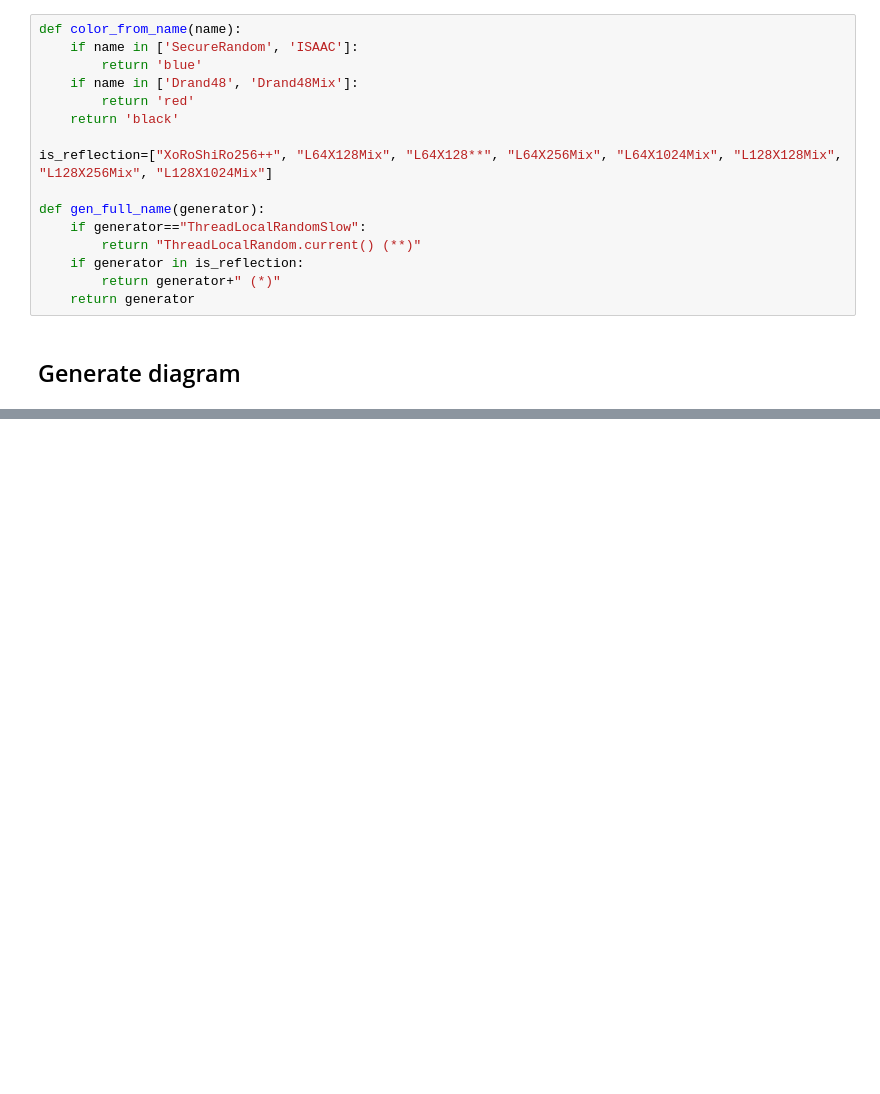
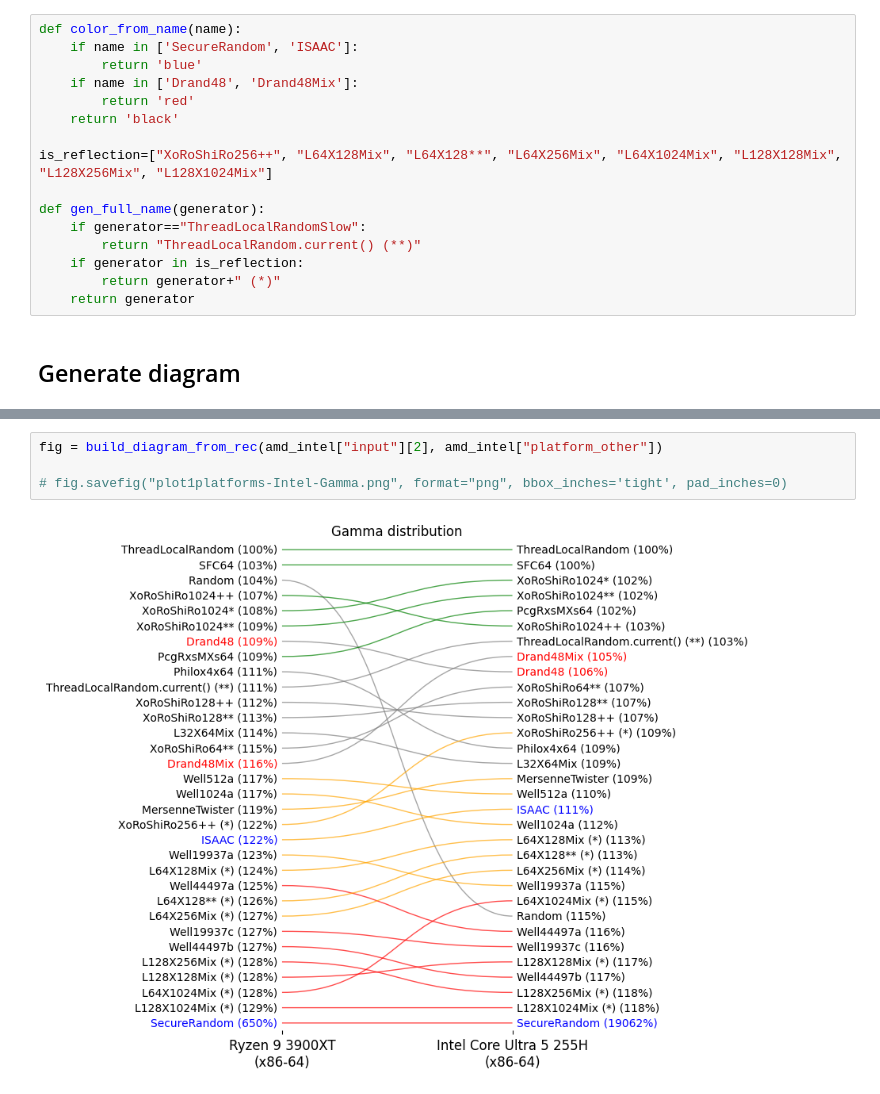
Before and after one commit to A-Herzog/PRNG-DES-Benchmarks, a Jupyter notebook: Results1Platforms.ipynb, the cells around one changed output, grey strips where cells are left out. Cells and saved outputs as stored; diff of their text form; blank space fills up the shorter version.

```diff
--- a/Results1Platforms.ipynb
+++ b/Results1Platforms.ipynb
@@ -190,0 +237,6 @@ fig = build_diagram(rec["df_merged"], rec["fastest_time_ryzen"], rec["fastest_ti
+# %%
+fig = build_diagram_from_rec(amd_intel["input"][2], amd_intel["platform_other"])
+
+# fig.savefig("plot1platforms-Intel-Gamma.png", format="png", bbox_inches='tight', pad_inches=0)
+# %% [output]
+[figure, added]
```
Also changed, not shown: parts of 17 cells of this notebook, 21 other files.
